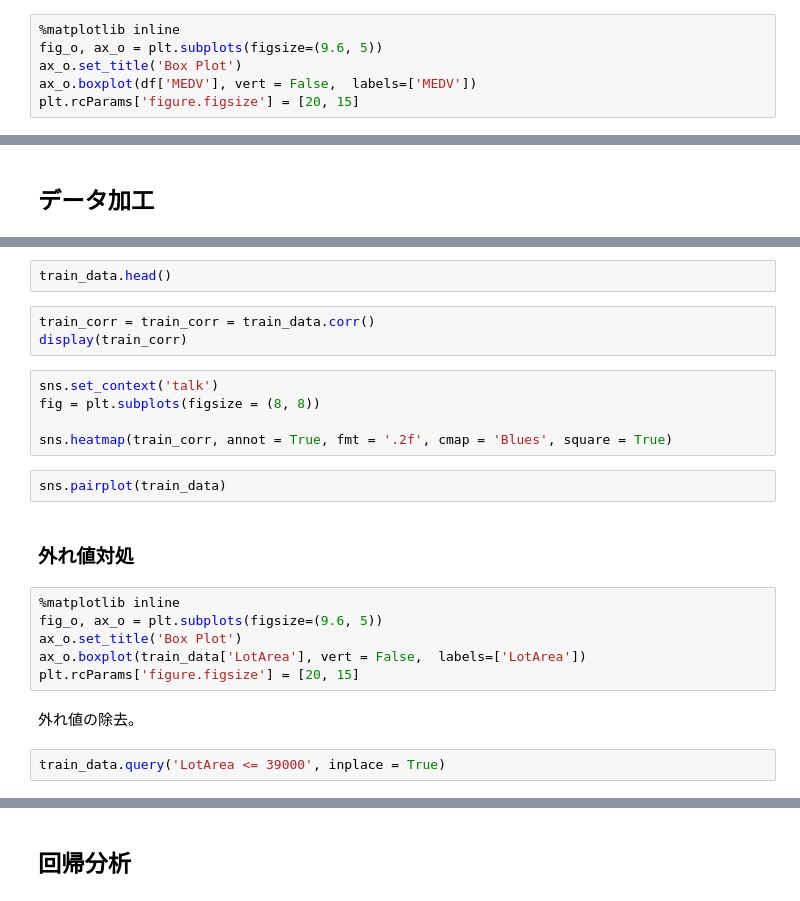
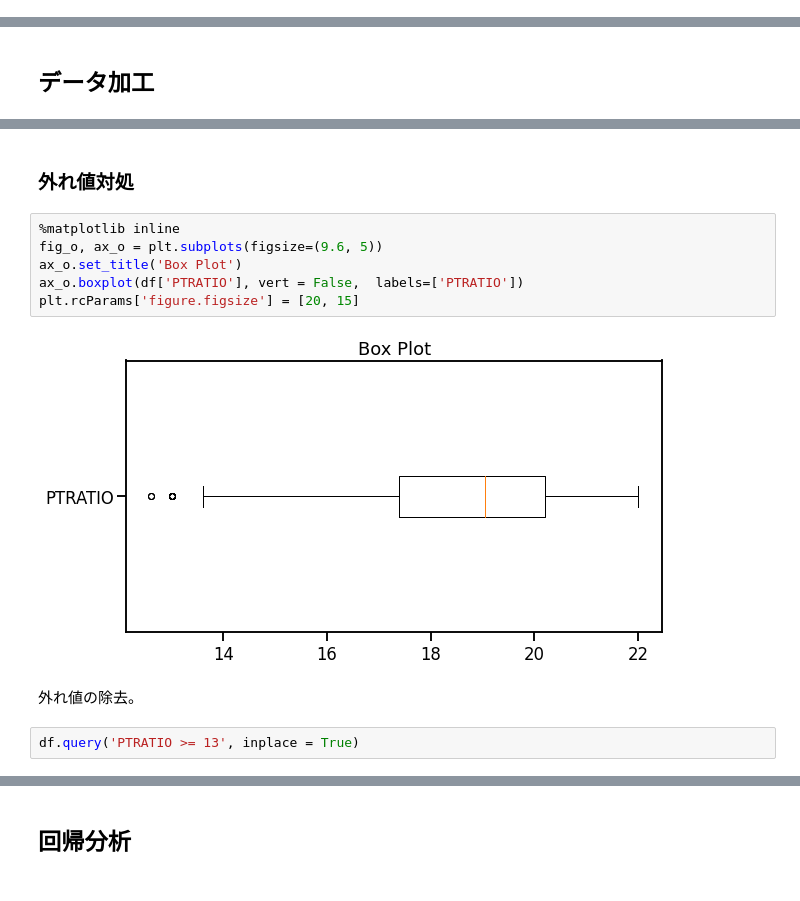
Before and after one commit to stemleaders/seminar, a Jupyter notebook: 20200926/dataProcessView.ipynb, the cells around one changed output, grey strips where cells are left out. Drawn from its saved outputs; the diff is of its cells as text.

```diff
--- a/20200926/dataProcessView.ipynb
+++ b/20200926/dataProcessView.ipynb
@@ -176,9 +176,3 @@ plt.rcParams['figure.figsize'] = [20, 15]
 [figure]
 # %% [markdown]
 箱ひげ図描画
-# %%
-%matplotlib inline
-fig_o, ax_o = plt.subplots(figsize=(9.6, 5))
-ax_o.set_title('Box Plot')
-ax_o.boxplot(df['MEDV'], vert = False,  labels=['MEDV'])
-plt.rcParams['figure.figsize'] = [20, 15]
@@ -212,26 +193,16 @@ train_data.drop(['YearRemodAdd', 'YrSold'], axis = 1, inplace = True)
-# %%
-train_data.head()
-# %%
-train_corr = train_corr = train_data.corr()
-display(train_corr)
-# %%
-sns.set_context('talk')
-fig = plt.subplots(figsize = (8, 8))
-
-sns.heatmap(train_corr, annot = True, fmt = '.2f', cmap = 'Blues', square = True)
-# %%
-sns.pairplot(train_data)
 # %% [markdown]
 ### 外れ値対処
 # %%
 %matplotlib inline
 fig_o, ax_o = plt.subplots(figsize=(9.6, 5))
 ax_o.set_title('Box Plot')
-ax_o.boxplot(train_data['LotArea'], vert = False,  labels=['LotArea'])
+ax_o.boxplot(df['PTRATIO'], vert = False,  labels=['PTRATIO'])
 plt.rcParams['figure.figsize'] = [20, 15]
+# %% [output]
+[figure, added]
 # %% [markdown]
 外れ値の除去。
 # %%
-train_data.query('LotArea <= 39000', inplace = True)
+df.query('PTRATIO >= 13', inplace = True)
 # %%
 %matplotlib inline
```
Also changed, not shown: parts of 15 cells of this notebook.
